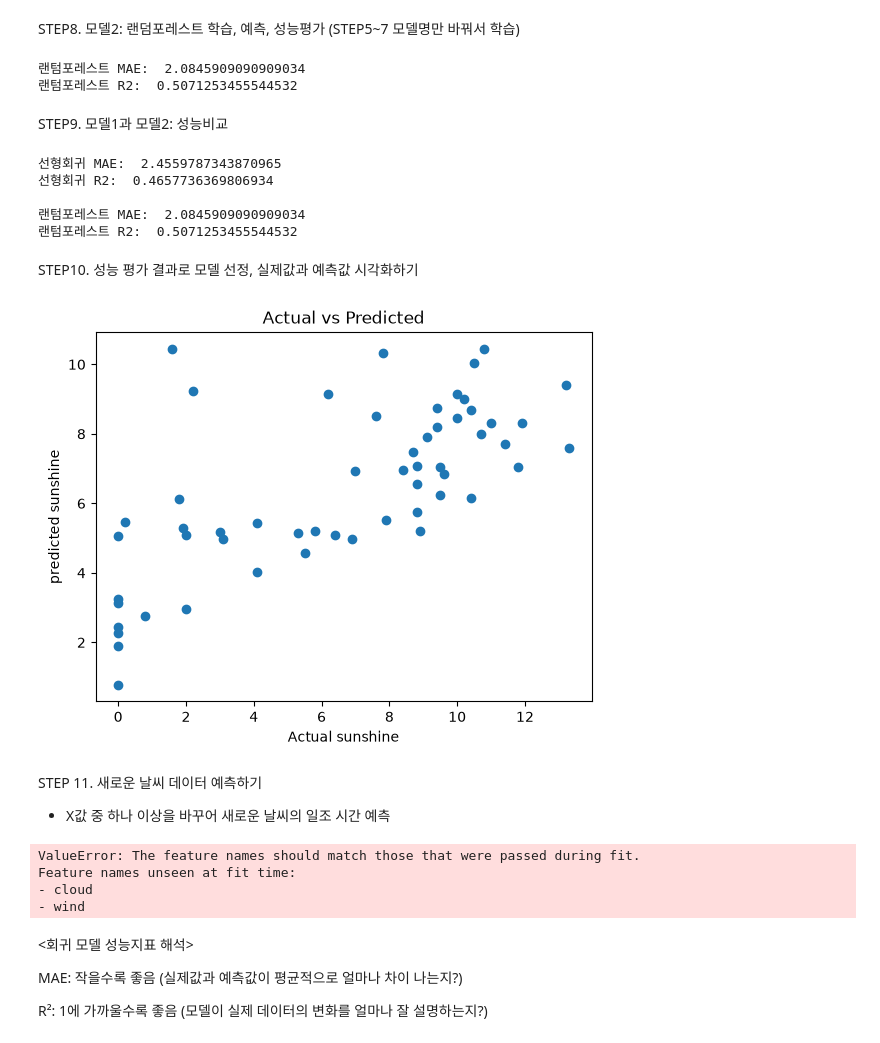
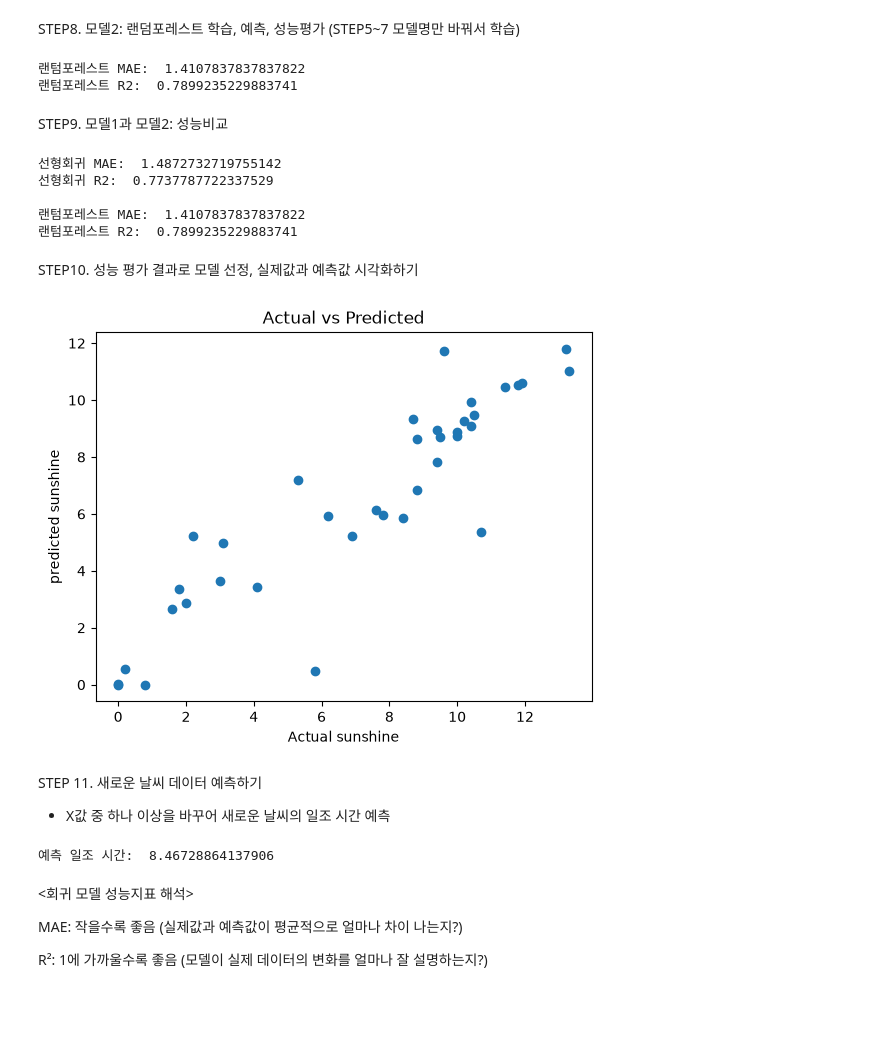
Before and after one commit to kanghyoje/ai_subject, a Jupyter notebook: 파이썬 머신러닝 수행연습-회귀(날씨)_1206강효제.ipynb, the cells around one changed output. Cells and saved outputs as stored; diff of their text form; code cells hidden in the pictures; blank space fills up the shorter version.

```diff
--- a/파이썬 머신러닝 수행연습-회귀(날씨)_1206강효제.ipynb
+++ b/파이썬 머신러닝 수행연습-회귀(날씨)_1206강효제.ipynb
@@ -48,7 +48,7 @@ plt.show()
 # %% [markdown]
 STEP3. 입력 데이터 X와 정답 y 정하기
 # %%
-X = weather[['temp', 'humi']]
+X = weather[['temp', 'wind', 'humi', 'cloud']]
 y = weather['sunshine']
 print(X.head())
 print(y.head())
@@ -83,7 +83,7 @@ Note: you may need to restart the kernel to use updated packages.
 # %%
 from sklearn.model_selection import train_test_split
 X_train, X_test, y_train, y_test = train_test_split(
-    X, y, test_size = 0.3, random_state=42
+    X, y, test_size = 0.2, random_state=42
 )
 print('훈련데이터: ', X_train.shape)
 print('테스트데이터: ', X_test.shape)
@@ -136,7 +136,7 @@ STEP8. 모델2: 랜덤포레스트 학습, 예측, 성능평가 (STEP5~7 모델
 # %%
 from sklearn.ensemble import RandomForestRegressor
 #1. 랜텀포레스트 모델 학습하기
-rf_model = RandomForestRegressor(n_estimators=1000, random_state=42)
+rf_model = RandomForestRegressor(n_estimators=100, random_state=42)
 rf_model.fit(X_train, y_train)
 #2. 데스트 데이터 예측하기
 rf_pred = rf_model.predict(X_test)
@@ -147,8 +147,8 @@ rf_r2 = r2_score(y_test, rf_pred)
 print('랜텀포레스트 MAE: ', rf_mae)
 print('랜텀포레스트 R2: ', rf_r2)
 # %% [output]
-랜텀포레스트 MAE:  2.0845909090909034
-랜텀포레스트 R2:  0.5071253455544532
+랜텀포레스트 MAE:  1.4107837837837822
+랜텀포레스트 R2:  0.7899235229883741
 # %% [markdown]
 STEP9. 모델1과 모델2: 성능비교
 # %%
@@ -158,21 +158,21 @@ print()
 print('랜텀포레스트 MAE: ', rf_mae)
 print('랜텀포레스트 R2: ', rf_r2)
 # %% [output]
-선형회귀 MAE:  2.4559787343870965
-선형회귀 R2:  0.4657736369806934
+선형회귀 MAE:  1.4872732719755142
+선형회귀 R2:  0.7737787722337529
 
-랜텀포레스트 MAE:  2.0845909090909034
-랜텀포레스트 R2:  0.5071253455544532
+랜텀포레스트 MAE:  1.4107837837837822
+랜텀포레스트 R2:  0.7899235229883741
 # %% [markdown]
 STEP10. 성능 평가 결과로 모델 선정, 실제값과 예측값 시각화하기
 # %%
-plt.scatter(y_test, pred)
+plt.scatter(y_test, rf_pred)
 plt.xlabel('Actual sunshine')
 plt.ylabel('predicted sunshine')
 plt.title('Actual vs Predicted')
 plt.show()
 # %% [output]
-[figure, old version]
+[figure, new version]
 # %% [markdown]
 STEP 11. 새로운 날씨 데이터 예측하기
  - X값 중 하나 이상을 바꾸어 새로운 날씨의 일조 시간 예측
@@ -188,10 +188,7 @@ new_weather = pd.DataFrame(
 new_pred = model.predict(new_weather)
 print('예측 일조 시간: ', new_pred[0])
 # %% [output]
-ValueError: The feature names should match those that were passed during fit.
-Feature names unseen at fit time:
-- cloud
-- wind
+예측 일조 시간:  8.46728864137906
 # %% [markdown]
 <회귀 모델 성능지표 해석>
 
```
Also changed, not shown: parts of 4 cells of this notebook, 1 other file.
